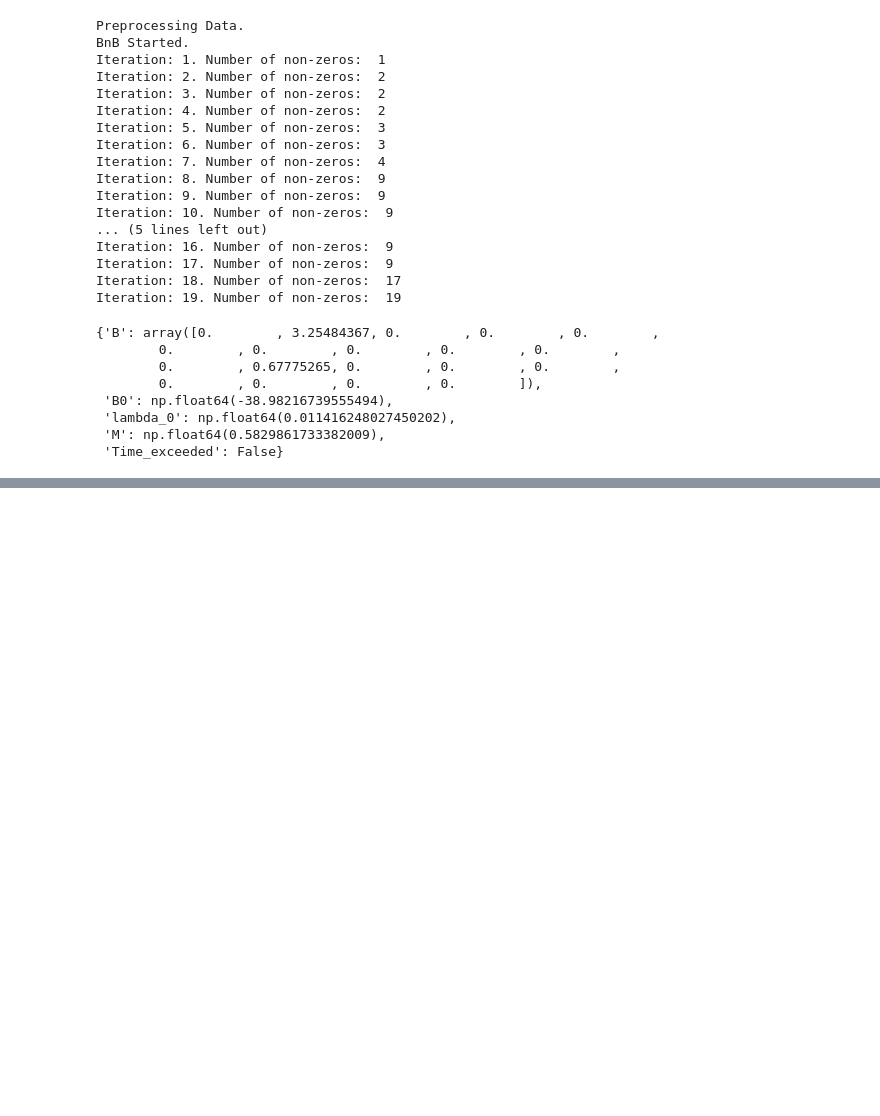
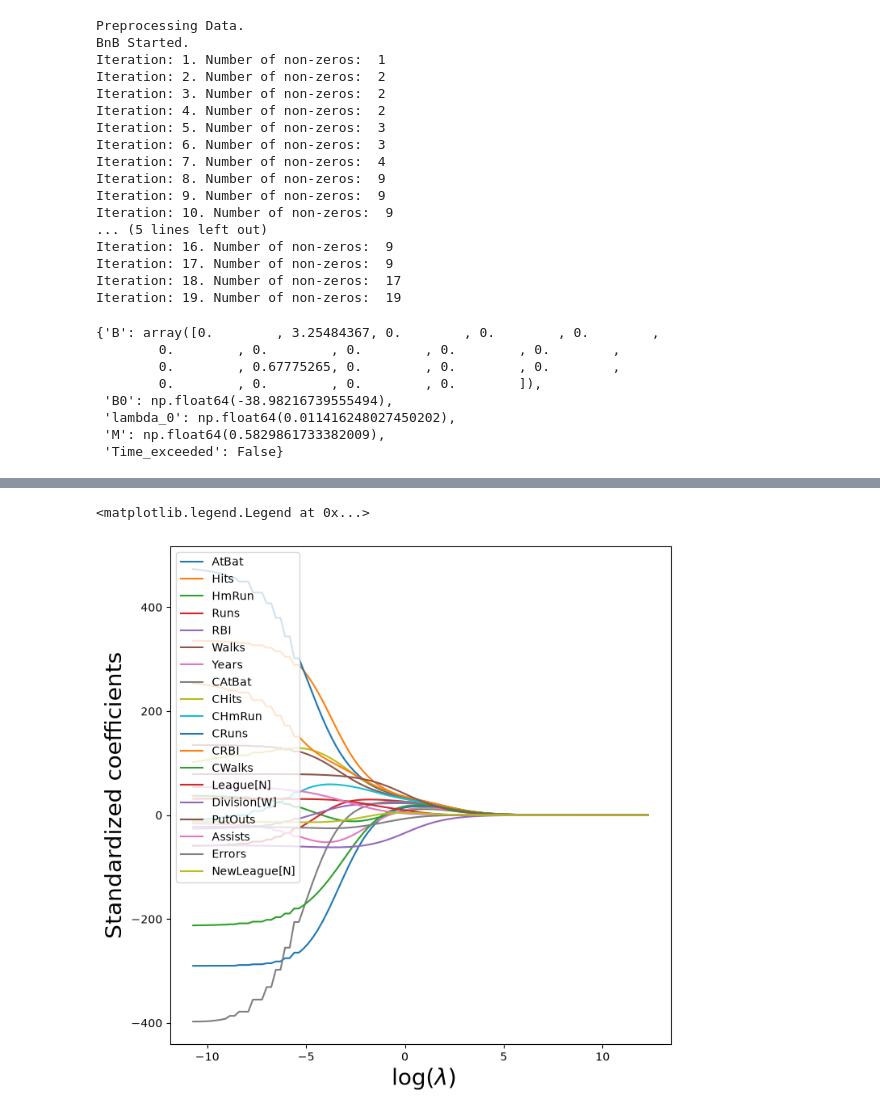
Before and after one commit to Nattawut30/Math-Algorithmic-Trading, a Jupyter notebook: Probability_Statistics/05_Linear_Model_Selection_and_Regularization.ipynb, the cells around one changed output, grey strips where cells are left out. Cells and saved outputs as stored; diff of their text form; code cells hidden in the pictures; blank space fills up the shorter version.

Commit message:
Ridge_Regression_The_Lasso

```diff
--- a/Probability_Statistics/05_Linear_Model_Selection_and_Regularization.ipynb
+++ b/Probability_Statistics/05_Linear_Model_Selection_and_Regularization.ipynb
@@ -264,3 +264,15 @@ path[3]
 # I could make predictions using this sequence of fits on a validation set as a function of lambda_0 or with more work using cross-validation!
 # %%
 """ Ridge Regression and the Lasso """
+
+# skl_ElasticNet() to fit both ridge and the lassos.
+# it does no normalization, we have to take care of that ourselves.
+# We must unstandarddize the coefficient estimates.
+# To be more consistent with the rest of data, I prefer to use lembdas rather than a alphas.
+
+Xs = X - X.mean(0)[None, :]
+X_scale = X.std(0)
+Xs = Xs / X_scale[None, :]
+lambdas = 10 ** np.linspace(8, -2, 100) / Y.std()
+soln_array = skl.ElasticNet.path(Xs, Y, l1_ratio=0., alphas=lambdas)[1]
+soln_array.shape
@@ -266,0 +281,8 @@ path[3]
+# %%
+# so here we have chosen to implement the function over a grid of values ranging from alphas = 10^8 to 10^-2 scaled by..
+# the std of y covering the full range of scenarios from the null model containing only the intercept, to the leasr squares fit.
+# We transpose this matrix and turn it into a data frame to faciliate viewing and plotting.
+
+soln_path = pd.DataFrame(soln_array.T, columns=D.columns, index=np.log(lambdas))
+soln_path.index.name = 'negative log(lambda)'
+soln_path
@@ -266,0 +304,12 @@ path[3]
+# %%
+# We plot the paths to get a sense of how the coefficients vary with alphas.
+# To control the location of the legend we first set legend to False in the plot method, adding it afterward with the legend() method of ax
+
+path_fig, ax = subplots(figsize=(8, 8))
+soln_path.plot(ax=ax, legend=False)
+ax.set_xlabel('$~\log(\lambda)$', fontsize=20)
+ax.set_ylabel('Standardized coefficients', fontsize=20)
+ax.legend(loc='upper left')
+# %% [output]
+<matplotlib.legend.Legend at 0x...>
+[figure, added]
```
Also changed, not shown: parts of 16 cells of this notebook.
